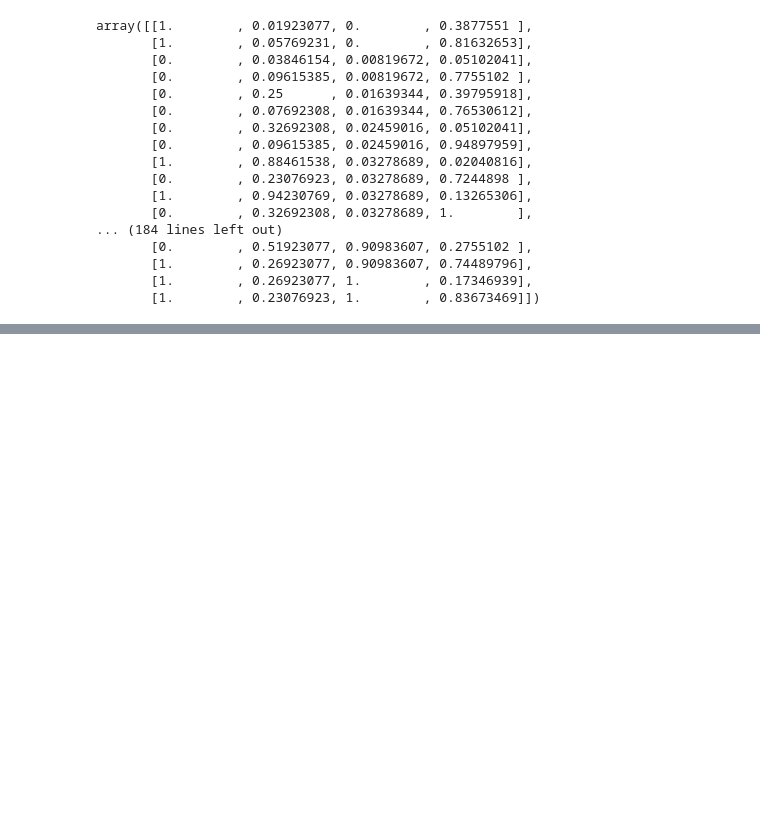
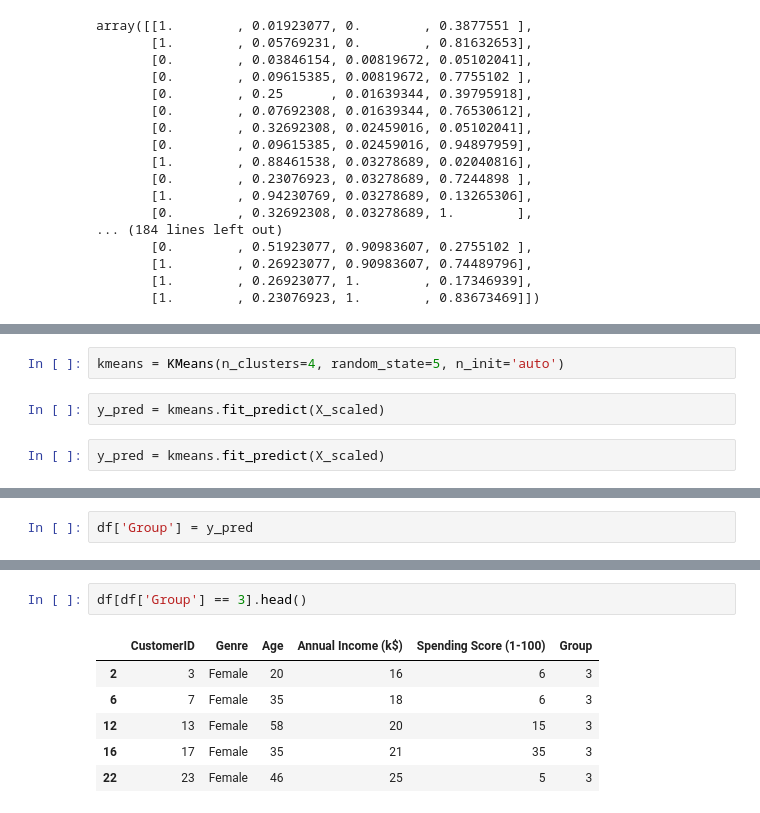
Before and after one commit to wnstjq0915/my_study, a Jupyter notebook: yh-k4-main/데이터분석 리뷰/K-Means.ipynb, the cells around one changed output, grey strips where cells are left out. Saved outputs shown, nothing was run; the diff lists cells and outputs as text; blank space fills up the shorter version.

```diff
--- a/yh-k4-main/데이터분석 리뷰/K-Means.ipynb
+++ b/yh-k4-main/데이터분석 리뷰/K-Means.ipynb
@@ -139,0 +226,6 @@ array([[1.        , 0.01923077, 0.        , 0.3877551 ],
+# %%
+kmeans = KMeans(n_clusters=4, random_state=5, n_init='auto')
+# %%
+y_pred = kmeans.fit_predict(X_scaled)
+# %%
+y_pred = kmeans.fit_predict(X_scaled)
@@ -139,0 +245,2 @@ array([[1.        , 0.01923077, 0.        , 0.3877551 ],
+# %%
+df['Group'] = y_pred
@@ -139,0 +254,9 @@ array([[1.        , 0.01923077, 0.        , 0.3877551 ],
+# %%
+df[df['Group'] == 3].head()
+# %% [output]
+|  | CustomerID | Genre | Age | Annual Income (k$) | Spending Score (1-100) | Group |
+| 2 | 3 | Female | 20 | 16 | 6 | 3 |
+| 6 | 7 | Female | 35 | 18 | 6 | 3 |
+| 12 | 13 | Female | 58 | 20 | 15 | 3 |
+| 16 | 17 | Female | 35 | 21 | 35 | 3 |
+| 22 | 23 | Female | 46 | 25 | 5 | 3 |
```
Also changed, not shown: parts of 15 cells of this notebook, 1 other file.
